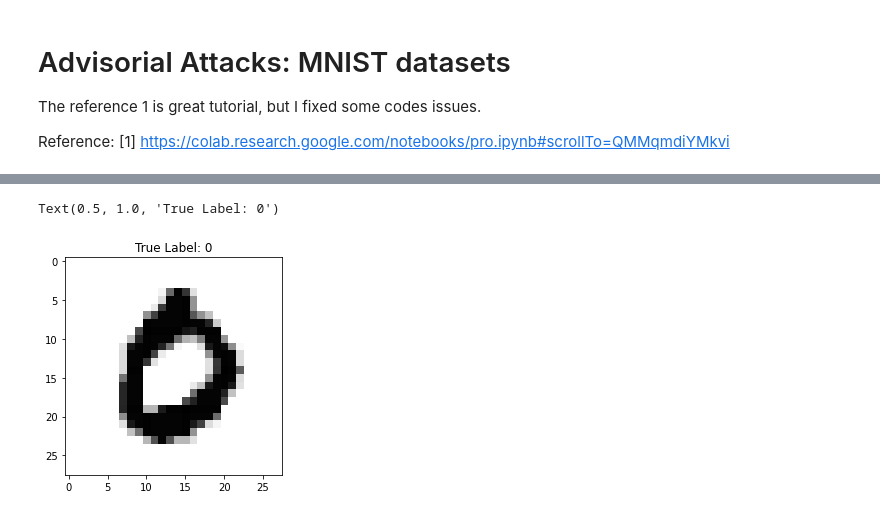
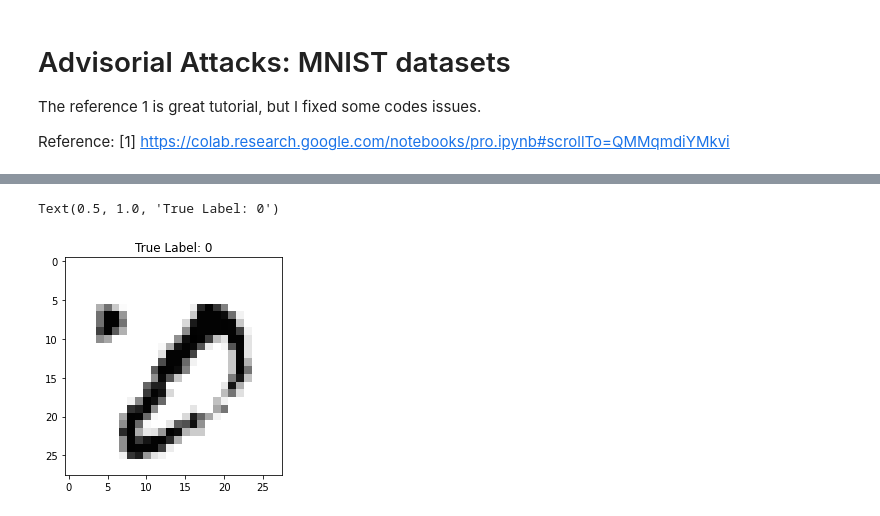
Before and after one commit to caperock/BenchmarkDeepLearning, a Jupyter notebook: Adversarial_MNIST.ipynb, the cells around one changed output, grey strips where cells are left out. Saved outputs shown, nothing was run; the diff lists cells and outputs as text; code cells hidden in the pictures.

```diff
--- a/Adversarial_MNIST.ipynb
+++ b/Adversarial_MNIST.ipynb
@@ -69,14 +74,19 @@ Train Err       Train Loss      Test Err        Test Loss
 # %%
 import matplotlib.pyplot as plt
+
+#X_test = (test_loader.dataset.test_data.float()/255).view(len(test_loader.dataset),-1)
+#y_test = test_loader.dataset.test_labels
+
 X_test = (test_loader.dataset.data.float()/255).view(len(test_loader.dataset),-1)
 y_test = test_loader.dataset.targets
+
 yp = model(X_test)[:,0]
-idx = (yp > 0) * (y_test == 0) + (yp < 0) * (y_test == 0)
+idx = (yp > 0) * (y_test == 0) + (yp < 0) * (y_test == 1)
 plt.imshow(1-X_test[idx][0].view(28,28).numpy(), cmap="gray")
-plt.title("True Label: {}".format(y_test[idx][0].item()))
+plt.title("True Label: {}".format(y_test[idx].item()))
 # %% [output]
 Text(0.5, 1.0, 'True Label: 0')
-[figure, old version]
+[figure, new version]
 # %%
 epsilon = 0.2
 delta = epsilon * model.weight.detach().sign().view(28,28)
```
Also changed, not shown: parts of 12 cells of this notebook.
